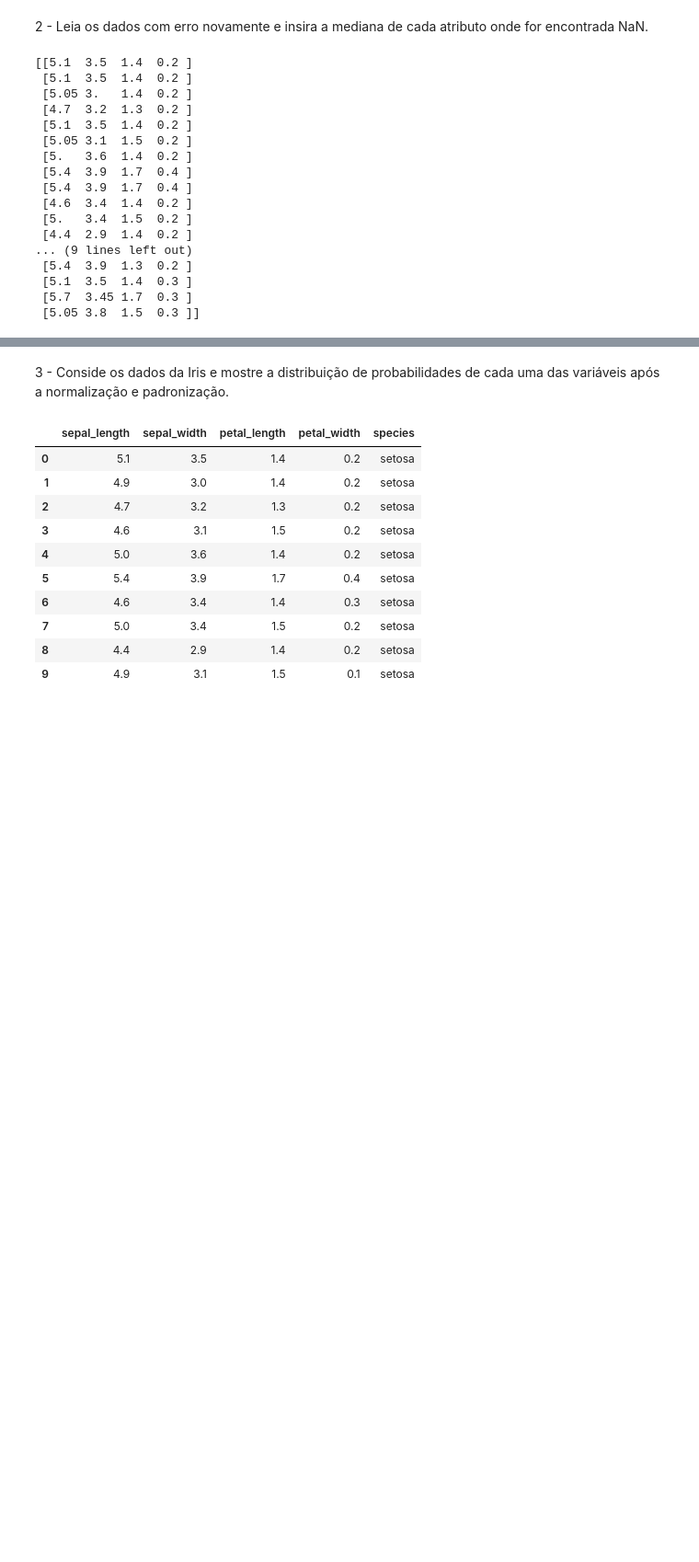
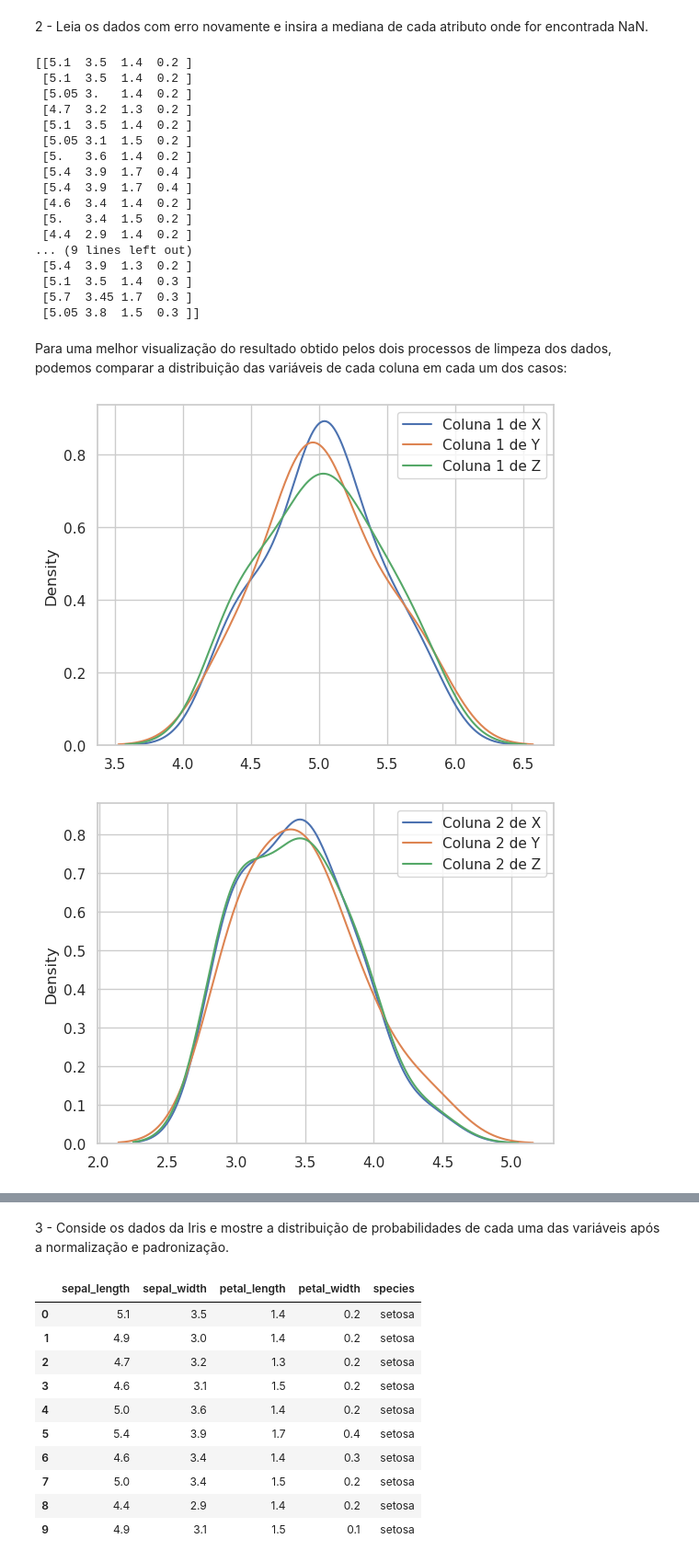
Before and after one commit to Edmurcn/Fis._Estat._Comp., a Jupyter notebook: Intro._Ciencia_Dados/Aulas/Aula 1/execícios1.ipynb, the cells around one changed output, grey strips where cells are left out. Shown: that part at 92% size. Cells and saved outputs as stored; diff of their text form; code cells hidden in the pictures; blank space fills up the shorter version.

```diff
--- a/Intro._Ciencia_Dados/Aulas/Aula 1/execícios1.ipynb
+++ b/Intro._Ciencia_Dados/Aulas/Aula 1/execícios1.ipynb
@@ -125,3 +141,24 @@ print(X)
  [5.1  3.5  1.4  0.3 ]
  [5.7  3.45 1.7  0.3 ]
  [5.05 3.8  1.5  0.3 ]]
+# %% [markdown]
+Para uma melhor visualização do resultado obtido pelos dois processos de limpeza dos dados, podemos comparar a distribuição das variáveis de cada coluna em cada um dos casos:
+# %%
+import seaborn as sns
+import matplotlib.pyplot as plt
+
+data2 = pd.read_csv("/home/edmurcn/Documentos/MeusProjetos/Fis._Estat._Comp./Intro._Ciencia_Dados/data/iris.csv", header=0)
+Z = np.array(data[data.columns[0: data.shape[1]-1]], dtype=float)
+
+sns.set(style="whitegrid")
+fig, ax = plt.subplots()
+
+for i in np.arange(0, X.shape[1]):
+    sns.kdeplot(data=X[:,i], label = f"Coluna {i+1} de X")
+    sns.kdeplot(data=Y[:,i], label = f"Coluna {i+1} de Y")
+    sns.kdeplot(data=Z[:,i], label=f"Coluna {i+1} de Z")
+    plt.legend()
+    plt.show()
+# %% [output]
+[figure, added]
+[figure, added]
```
Also changed, not shown: parts of 7 cells of this notebook.
